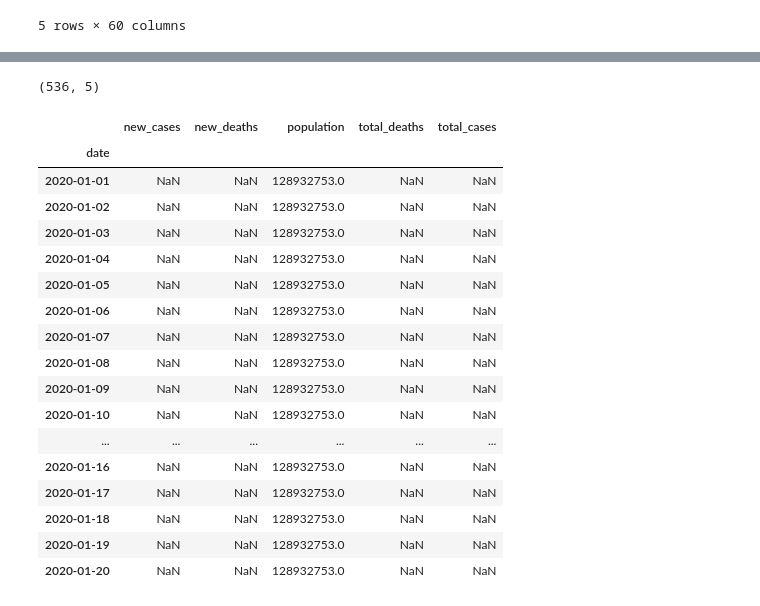
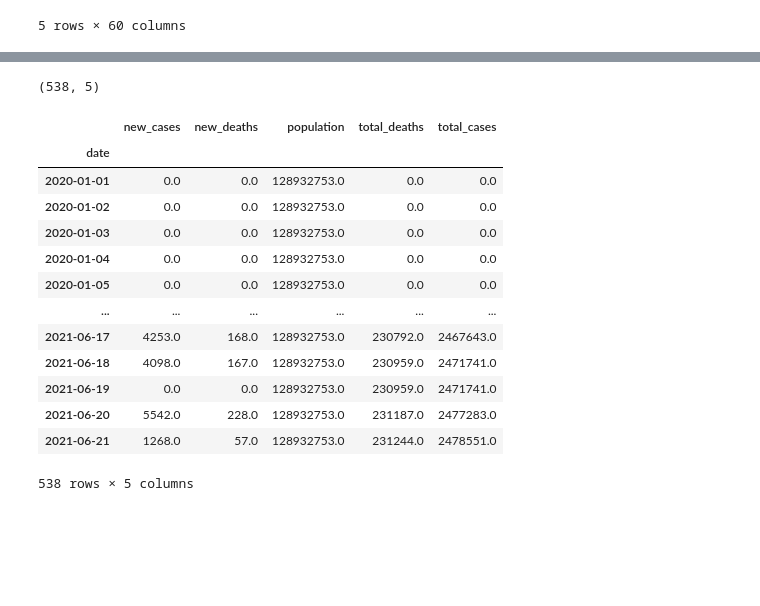
Before and after one commit to Adriagallardo/Adria-Gallardo-Thebridge, a Jupyter notebook: Ejercicios/Week10/5.covid-forecast.ipynb, the cells around one changed output, grey strips where cells are left out. Saved outputs shown, nothing was run; the diff lists cells and outputs as text; code cells hidden in the pictures; blank space fills up the shorter version.

```diff
--- a/Ejercicios/Week10/5.covid-forecast.ipynb
+++ b/Ejercicios/Week10/5.covid-forecast.ipynb
@@ -103,30 +118,28 @@ df2.head(1)
 # %%
 #Preparo la tabla como me dice el enunciado: índice, columnas, location:país.
 data = df[["location","new_cases","new_deaths","population","total_deaths", "total_cases"]]
+
 data.set_index(df["date"], inplace=True)
 data = data[data["location"] == "Mexico"]
 data = data.drop(columns="location")
+data = data.fillna(0)
 print(data.shape)
-data.head(20)
+data
 # %% [output]
-(536, 5)
+(538, 5)
 |  | new_cases | new_deaths | population | total_deaths | total_cases |
 | date |  |  |  |  |  |
-| 2020-01-01 | NaN | NaN | 128932753.0 | NaN | NaN |
-| 2020-01-02 | NaN | NaN | 128932753.0 | NaN | NaN |
-| 2020-01-03 | NaN | NaN | 128932753.0 | NaN | NaN |
-| 2020-01-04 | NaN | NaN | 128932753.0 | NaN | NaN |
-| 2020-01-05 | NaN | NaN | 128932753.0 | NaN | NaN |
-| 2020-01-06 | NaN | NaN | 128932753.0 | NaN | NaN |
-| 2020-01-07 | NaN | NaN | 128932753.0 | NaN | NaN |
-| 2020-01-08 | NaN | NaN | 128932753.0 | NaN | NaN |
-| 2020-01-09 | NaN | NaN | 128932753.0 | NaN | NaN |
-| 2020-01-10 | NaN | NaN | 128932753.0 | NaN | NaN |
+| 2020-01-01 | 0.0 | 0.0 | 128932753.0 | 0.0 | 0.0 |
+| 2020-01-02 | 0.0 | 0.0 | 128932753.0 | 0.0 | 0.0 |
+| 2020-01-03 | 0.0 | 0.0 | 128932753.0 | 0.0 | 0.0 |
+| 2020-01-04 | 0.0 | 0.0 | 128932753.0 | 0.0 | 0.0 |
+| 2020-01-05 | 0.0 | 0.0 | 128932753.0 | 0.0 | 0.0 |
 | ... | ... | ... | ... | ... | ... |
-| 2020-01-16 | NaN | NaN | 128932753.0 | NaN | NaN |
-| 2020-01-17 | NaN | NaN | 128932753.0 | NaN | NaN |
-| 2020-01-18 | NaN | NaN | 128932753.0 | NaN | NaN |
-| 2020-01-19 | NaN | NaN | 128932753.0 | NaN | NaN |
-| 2020-01-20 | NaN | NaN | 128932753.0 | NaN | NaN |
+| 2021-06-17 | 4253.0 | 168.0 | 128932753.0 | 230792.0 | 2467643.0 |
+| 2021-06-18 | 4098.0 | 167.0 | 128932753.0 | 230959.0 | 2471741.0 |
+| 2021-06-19 | 0.0 | 0.0 | 128932753.0 | 230959.0 | 2471741.0 |
+| 2021-06-20 | 5542.0 | 228.0 | 128932753.0 | 231187.0 | 2477283.0 |
+| 2021-06-21 | 1268.0 | 57.0 | 128932753.0 | 231244.0 | 2478551.0 |
+538 rows × 5 columns
 # %%
 #Representa todas las columnas en un gráfica con diferentes magnitudes en el eje y para su correcta visualización.
```
Also changed, not shown: parts of 18 cells of this notebook, 2 other files.
